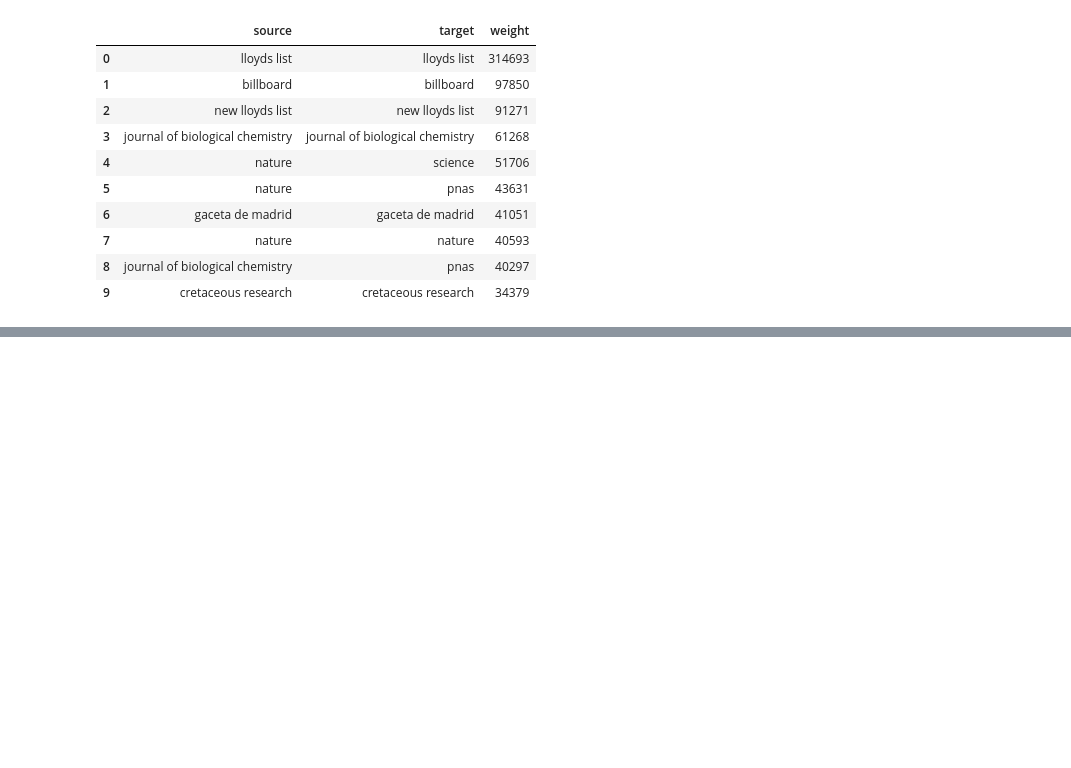
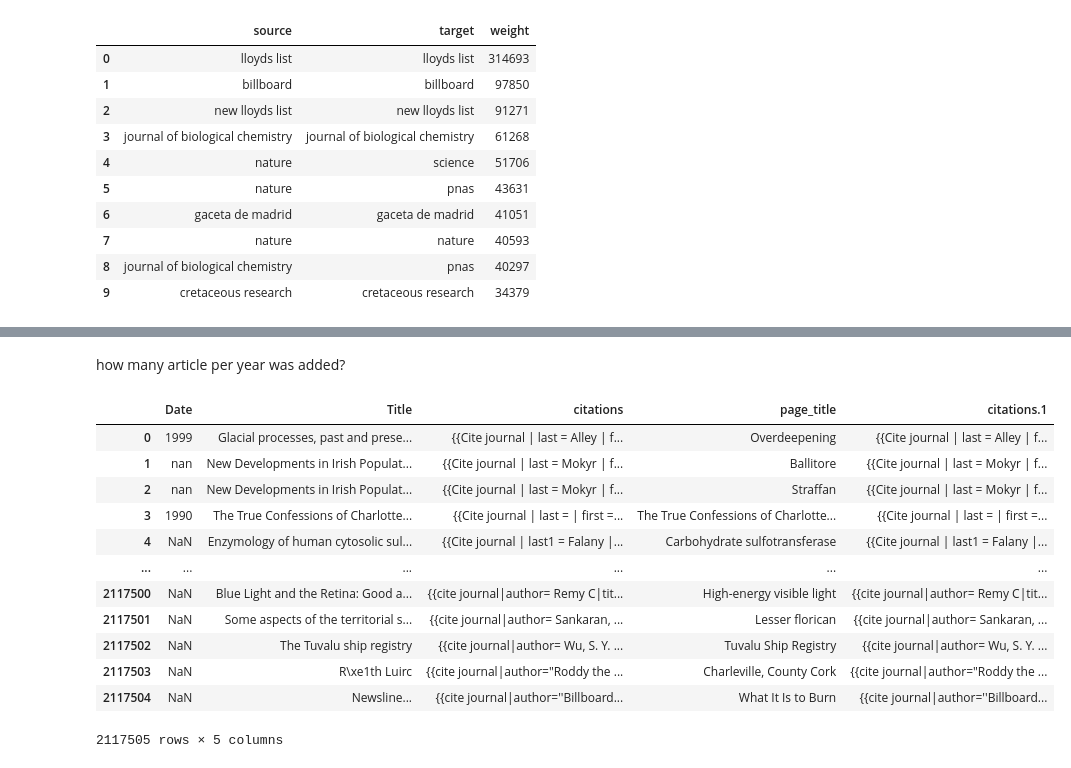
Before and after one commit to stepkurniawan/network-analysis-wikipedia-journals, a Jupyter notebook: codes/3_Data_Analysis.ipynb, the cells around one changed output, grey strips where cells are left out. Saved outputs shown, nothing was run; the diff lists cells and outputs as text; code cells hidden in the pictures; blank space fills up the shorter version.

```diff
--- a/codes/3_Data_Analysis.ipynb
+++ b/codes/3_Data_Analysis.ipynb
@@ -449,0 +583,21 @@ df_edges_full.head(10)
+# %% [markdown]
+how many article per year was added?
+# %%
+# how many articles per year?
+df_new_article_date2 = df_new_article_date
+df_new_article_date2["Date"] = df_new_article_date2["Date"].astype(str)[:4]
+df_new_article_date2
+# %% [output]
+|  | Date | Title | citations | page_title | citations.1 |
+| 0 | 1999 | Glacial processes, past and prese... | {{Cite journal | last = Alley | f... | Overdeepening | {{Cite journal | last = Alley | f... |
+| 1 | nan | New Developments in Irish Populat... | {{Cite journal | last = Mokyr | f... | Ballitore | {{Cite journal | last = Mokyr | f... |
+| 2 | nan | New Developments in Irish Populat... | {{Cite journal | last = Mokyr | f... | Straffan | {{Cite journal | last = Mokyr | f... |
+| 3 | 1990 | The True Confessions of Charlotte... | {{Cite journal | last = | first =... | The True Confessions of Charlotte... | {{Cite journal | last = | first =... |
+| 4 | NaN | Enzymology of human cytosolic sul... | {{Cite journal | last1 = Falany |... | Carbohydrate sulfotransferase | {{Cite journal | last1 = Falany |... |
+| ... | ... | ... | ... | ... | ... |
+| 2117500 | NaN | Blue Light and the Retina: Good a... | {{cite journal|author= Remy C|tit... | High-energy visible light | {{cite journal|author= Remy C|tit... |
+| 2117501 | NaN | Some aspects of the territorial s... | {{cite journal|author= Sankaran, ... | Lesser florican | {{cite journal|author= Sankaran, ... |
+| 2117502 | NaN | The Tuvalu ship registry | {{cite journal|author= Wu, S. Y. ... | Tuvalu Ship Registry | {{cite journal|author= Wu, S. Y. ... |
+| 2117503 | NaN | R\xe1th Luirc | {{cite journal|author="Roddy the ... | Charleville, County Cork | {{cite journal|author="Roddy the ... |
+| 2117504 | NaN | Newsline... | {{cite journal|author=''Billboard... | What It Is to Burn | {{cite journal|author=''Billboard... |
+2117505 rows × 5 columns
```
Also changed, not shown: parts of 9 cells of this notebook, 1 other file.
